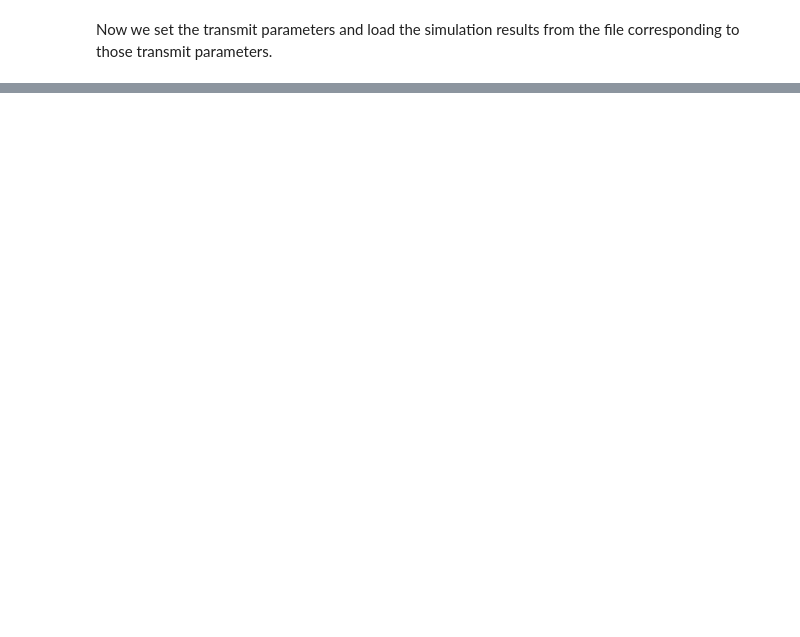
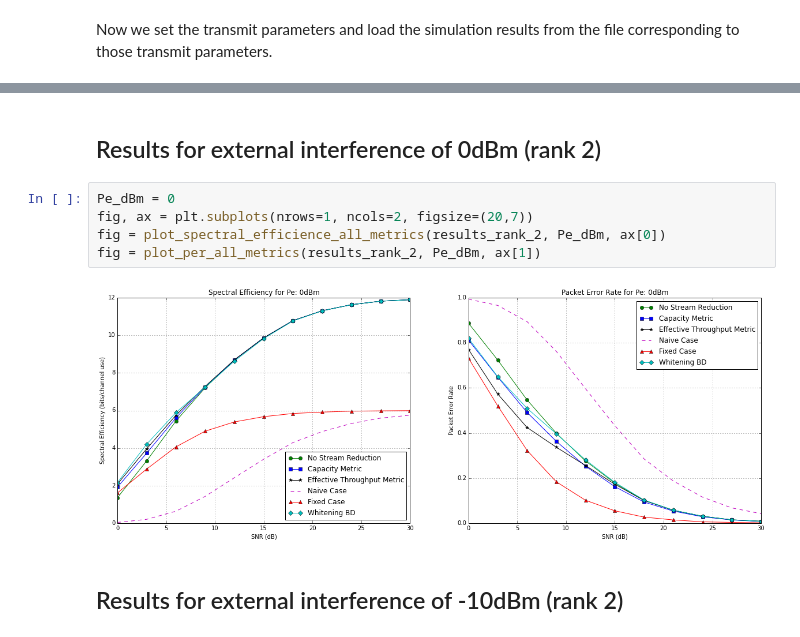
Before and after one commit to darcamo/pyphysim, a Jupyter notebook: apps/comp_BD/Block Diagonalization.ipynb, the cells around one changed output, grey strips where cells are left out. Drawn from its saved outputs; the diff is of its cells as text; blank space fills up the shorter version.

```diff
--- a/apps/comp_BD/Block Diagonalization.ipynb
+++ b/apps/comp_BD/Block Diagonalization.ipynb
@@ -55,0 +75,11 @@ fig = plot_per_all_metrics(results, Pe_dBm, ax[1])
+# %% [markdown]
+## Results for external interference of 0dBm (rank 2)
+# %%
+Pe_dBm = 0
+fig, ax = plt.subplots(nrows=1, ncols=2, figsize=(20,7))
+fig = plot_spectral_efficience_all_metrics(results_rank_2, Pe_dBm, ax[0])
+fig = plot_per_all_metrics(results_rank_2, Pe_dBm, ax[1])
+# %% [output]
+[figure, added]
+# %% [markdown]
+## Results for external interference of -10dBm (rank 2)
```
Also changed, not shown: parts of 15 cells of this notebook.
